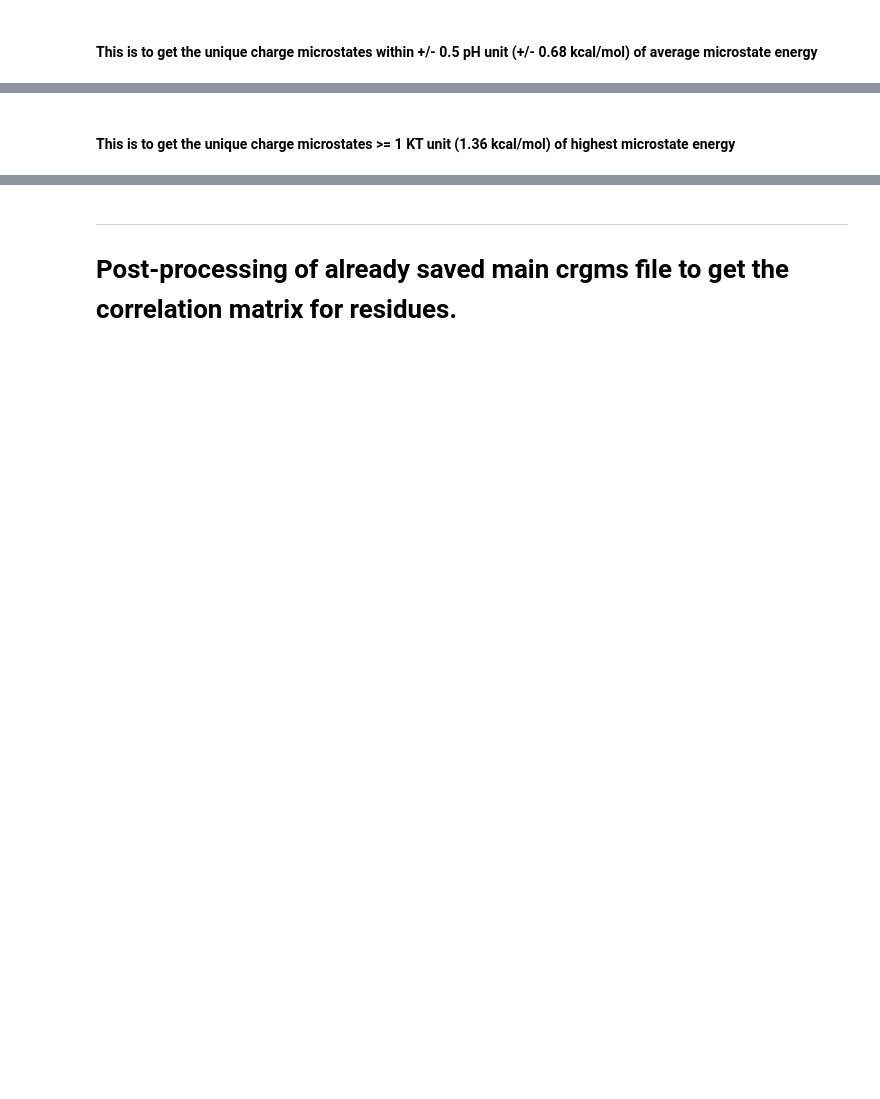
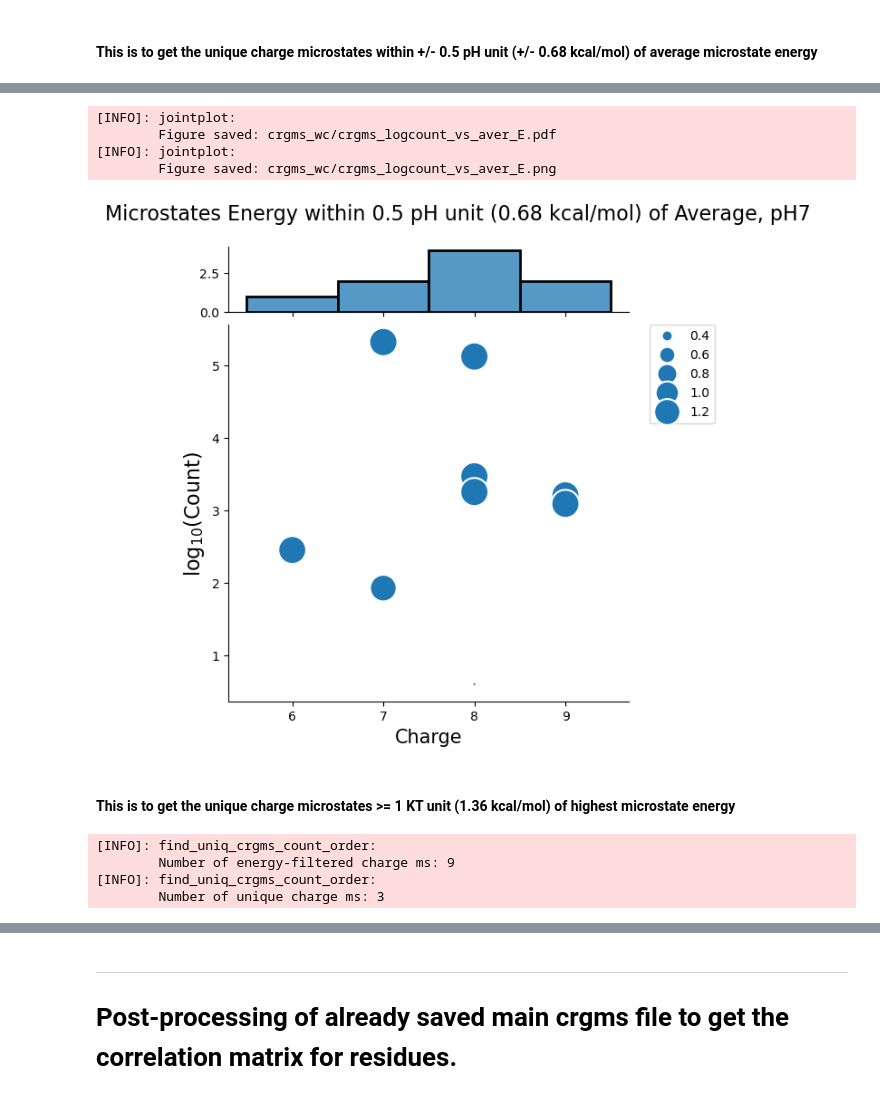
Before and after one commit to Raihancuny/python, a Jupyter notebook: microstate_analysis_code/run_ms_analysis.ipynb, the cells around one changed output, grey strips where cells are left out. Cells and saved outputs as stored; diff of their text form; code cells hidden in the pictures; blank space fills up the shorter version.

```diff
--- a/microstate_analysis_code/run_ms_analysis.ipynb
+++ b/microstate_analysis_code/run_ms_analysis.ipynb
@@ -259,8 +401,8 @@ msa.jointplot(lowest_crgms_files, background_charge,
 # %% [markdown]
 #### This is to get the unique charge microstates within +/- 0.5 pH unit (+/- 0.68 kcal/mol) of average microstate energy
 # %%
-begin_mc_aver = mso.average_E - 0.68
-end_mc_aver = mso.average_E + 0.68
+begin_mc_aver = mc.average_E - 0.68
+end_mc_aver = mc.average_E + 0.68
 print(f"Using the average microstate energy +/- 0.5 pH unit (+/- 0.68 kcal/mol): ({begin_mc_aver}, {end_mc_aver})")
 
 average_crgms_files = msa.findUniqueCrgmsCountOrder(crg_orig_lst,
@@ -285,9 +429,23 @@ msa.jointplot(average_crgms_files, background_charge,
+# %%
+title = "Microstates Energy within 0.5 pH unit (0.68 kcal/mol) of Average, pH7"
+msa.jointplot(average_crgms_files,
+              background_crg,
+              title,
+              out_dir=output_dir,
+              save_name="crgms_logcount_vs_aver_E.pdf",
+              show=True)
+# %% [output]
+[INFO]: jointplot:
+        Figure saved: crgms_wc/crgms_logcount_vs_aver_E.pdf
+[INFO]: jointplot:
+        Figure saved: crgms_wc/crgms_logcount_vs_aver_E.png
+[figure, added]
 # %% [markdown]
 #### This is to get the unique charge microstates >= 1 KT unit (1.36 kcal/mol) of highest microstate energy
 # %%
 highest_crgms_files = msa.findUniqueCrgmsCountOrder(crg_orig_lst,
-                                                    begin_energy = (mso.highest_E - 1.36),
-                                                    end_energy = mso.highest_E
+                                                    begin_energy = (mc.highest_E - 1.36),
+                                                    end_energy = mc.highest_E
                                                     )
 high_crg_count_res = msa.ConcaCrgMsPandas(highest_crgms_files[0],
                                           highest_crgms_files[1],
@@ -295,6 +453,11 @@ high_crg_count_res = msa.ConcaCrgMsPandas(highest_crgms_files[0],
                                           free_residues_df,
                                           background_charge,
                                           res_of_interest)
+# %% [output]
+[INFO]: find_uniq_crgms_count_order:
+        Number of energy-filtered charge ms: 9
+[INFO]: find_uniq_crgms_count_order:
+        Number of unique charge ms: 3
 # %%
 # Sample data (uncomment to display):
 
```
Also changed, not shown: parts of 53 cells of this notebook, 13 other files.
